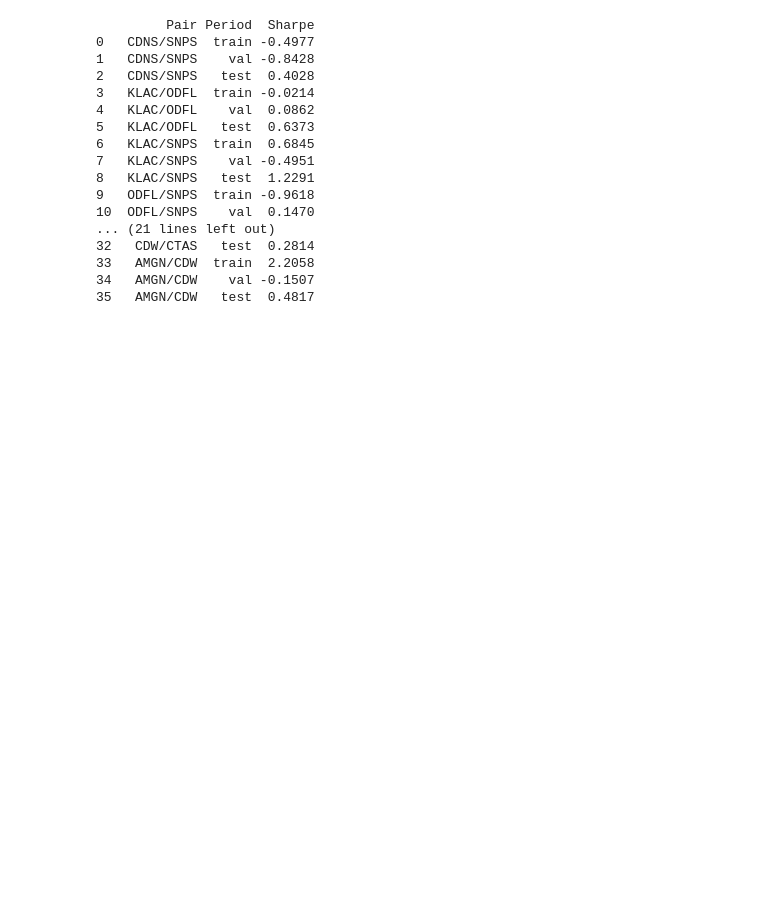
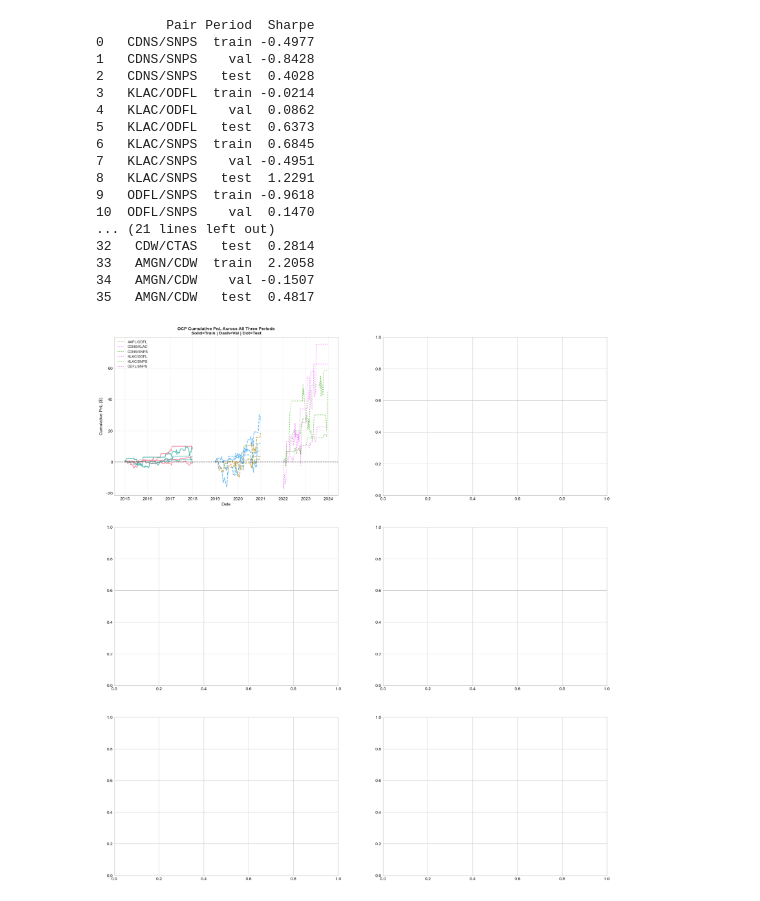
Before and after one commit to WyattEarls/DTW-OTP-Pairs-Trading, a Jupyter notebook: Examples/08_OCP_Clustering.ipynb, the cells around one changed output. Saved outputs shown, nothing was run; the diff lists cells and outputs as text; code cells hidden in the pictures; blank space fills up the shorter version.

Commit message:
Cell 11: Plot 1 for Cumulative PnL created

```diff
--- a/Examples/08_OCP_Clustering.ipynb
+++ b/Examples/08_OCP_Clustering.ipynb
@@ -1257,10 +1257,31 @@ print(dtw_metrics[['Pair', 'Period', 'Sharpe']].to_string())
 # %%
 # Visualization: OCP Three-Period Performance Summary
 
 fig, axes = plt.subplots(3,2,figsize=(20,22))
 
 periods       = ['train', 'val', 'test']
 period_color  = ['steelblue', 'orange', 'green']
 pair_names    = list(ocp_backtest_results.keys())
 x             = np.arange(len(pair_names))
 width         = 0.25
+
+# Plot 1: Cumulative PnL across all three periods
+ax1 = axes[0,0]
+for pair_name in ocp_backtest_results.keys():
+    for period, linestyle in [('train','-'), ('val','--'), ('test', ':')]:
+        results = ocp_backtest_results[pair_name][period]
+        label   = pair_name if period == 'test' else None
+        ax1.plot(results['cumulative_pnl'],
+                 linewidth=1.5, linestyle=linestyle,
+                 alpha=0.8, label=label)
+
+ax1.axhline(y=0, color='black', linewidth=1.0, linestyle='--')
+ax1.set_title('OCP Cumulative PnL Across All Three Periods\n'
+              'Solid=Train | Dash=Val | Dot=Test',
+              fontweight='bold', fontsize=10)
+ax1.set_ylabel('Cumulative PnL ($)')
+ax1.set_xlabel('Date')
+ax1.legend(fontsize=8, loc='upper left')
+ax1.grid(True, alpha=0.3)
+# %% [output]
+[figure, added]
```
